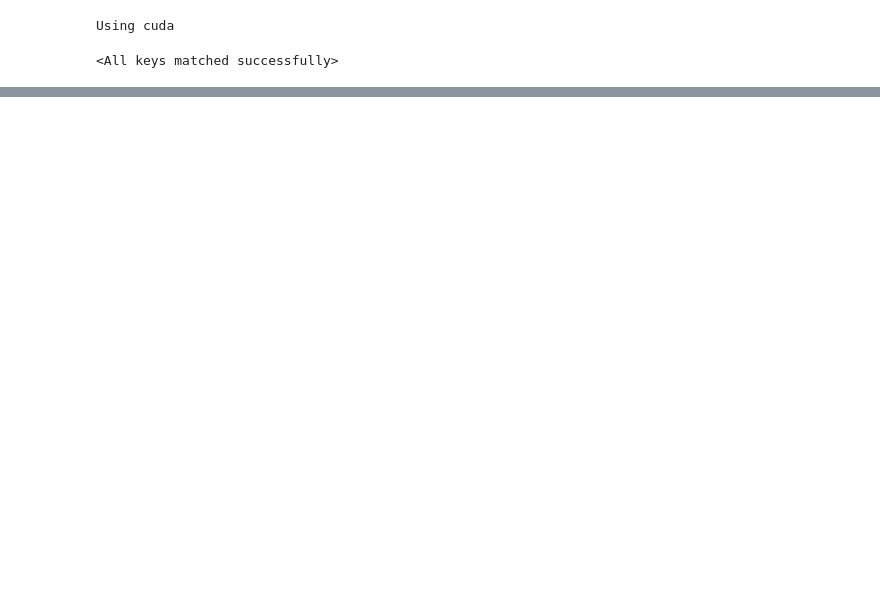
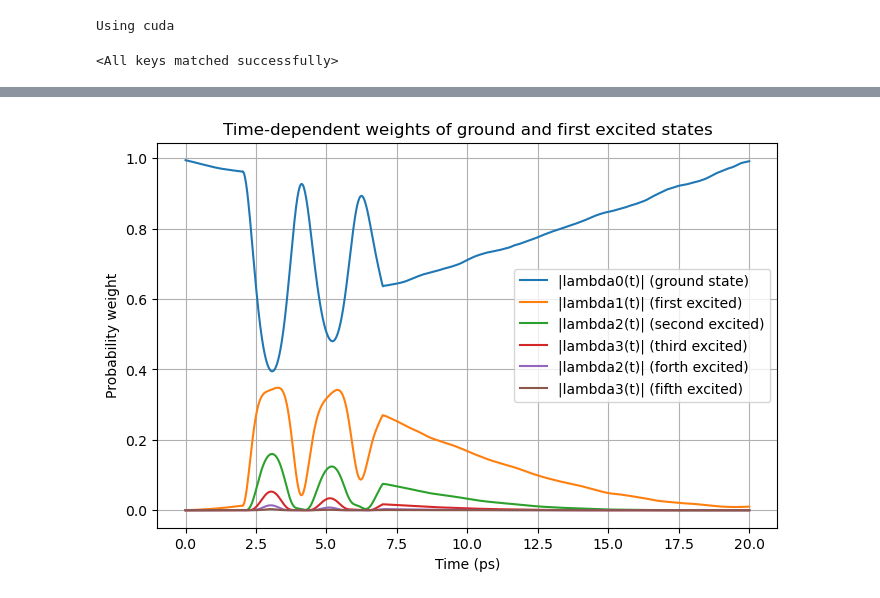
Before and after one commit to thash-jkr/Schrodinger-PINN, a Jupyter notebook: src/testers/norm_tester.ipynb, the cells around one changed output, grey strips where cells are left out. Drawn from its saved outputs; the diff is of its cells as text; code cells hidden in the pictures; blank space fills up the shorter version.

```diff
--- a/src/testers/norm_tester.ipynb
+++ b/src/testers/norm_tester.ipynb
@@ -297,0 +306,69 @@ plt.show()
+# %%
+from scipy import special
+
+psi_pinn = psi_real_pinn + 1j * psi_img_pinn
+
+def quantum_center(t):
+    if t < t1:
+        return x0
+    elif t < t1 + (x1 - x0) / vQD:
+        return x0 + vQD * (t - t1)
+    else:
+        return x1
+
+def psi_x_n(x, t, n):
+    A = 1 / np.sqrt((2 ** n) * special.factorial(n))
+    B = ((m * omega) / (np.pi * hbar)) ** (1/4)
+    C = np.exp((-m * omega * (x - quantum_center(t)) ** 2) / (2 * hbar))
+    D = special.eval_hermite(n, np.sqrt((m * omega) / hbar) * (x - quantum_center(t)))
+    return A * B * C * D
+
+def psi_x_t_n(x, t, n):
+    A = psi_x_n(x, t, n)
+    En = (n + (1/2)) * hbar * omega
+    B = np.exp(-(1j * En * t) / hbar)
+    return A * B
+
+lambda0, lambda1 = [], []
+lambda2, lambda3 = [], []
+lambda4, lambda5 = [], []
+
+for i, t in enumerate(t_values):
+    psi = psi_pinn[:, i]
+
+    psi0_t = psi_x_t_n(x_values, t, 0)
+    psi1_t = psi_x_t_n(x_values, t, 1)
+    psi2_t = psi_x_t_n(x_values, t, 2)
+    psi3_t = psi_x_t_n(x_values, t, 3)
+    psi4_t = psi_x_t_n(x_values, t, 4)
+    psi5_t = psi_x_t_n(x_values, t, 5)
+
+    lambda0_i = simpson(psi * np.conj(psi0_t), x=x_values)
+    lambda1_i = simpson(psi * np.conj(psi1_t), x=x_values)
+    lambda2_i = simpson(psi * np.conj(psi2_t), x=x_values)
+    lambda3_i = simpson(psi * np.conj(psi3_t), x=x_values)
+    lambda4_i = simpson(psi * np.conj(psi4_t), x=x_values)
+    lambda5_i = simpson(psi * np.conj(psi5_t), x=x_values)
+
+    lambda0.append(np.abs(lambda0_i) ** 2)
+    lambda1.append(np.abs(lambda1_i) ** 2)
+    lambda2.append(np.abs(lambda2_i) ** 2)
+    lambda3.append(np.abs(lambda3_i) ** 2)
+    lambda4.append(np.abs(lambda4_i) ** 2)
+    lambda5.append(np.abs(lambda5_i) ** 2)
+
+plt.figure(figsize=(8,5))
+plt.plot(t_values, lambda0, label='|lambda0(t)| (ground state)')
+plt.plot(t_values, lambda1, label='|lambda1(t)| (first excited)')
+plt.plot(t_values, lambda2, label='|lambda2(t)| (second excited)')
+plt.plot(t_values, lambda3, label='|lambda3(t)| (third excited)')
+plt.plot(t_values, lambda4, label='|lambda2(t)| (forth excited)')
+plt.plot(t_values, lambda5, label='|lambda3(t)| (fifth excited)')
+plt.xlabel("Time (ps)")
+plt.ylabel("Probability weight")
+plt.title("Time-dependent weights of ground and first excited states")
+plt.legend()
+plt.grid(True)
+plt.show()
+# %% [output]
+[figure, added]
```
Also changed, not shown: parts of 10 cells of this notebook, 34 other files.
